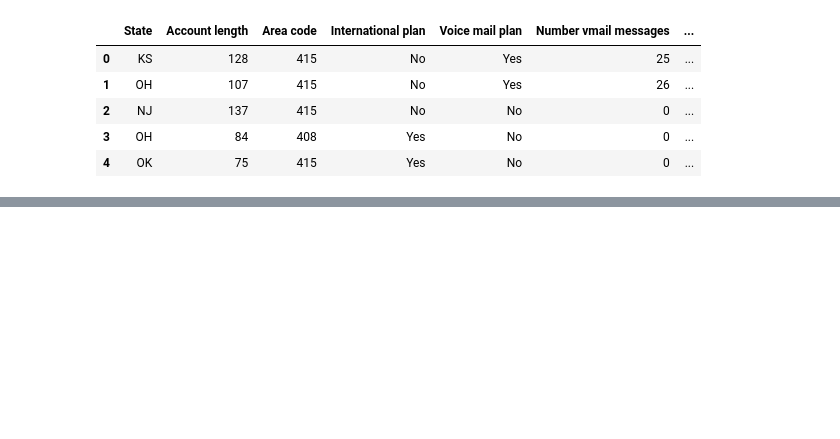
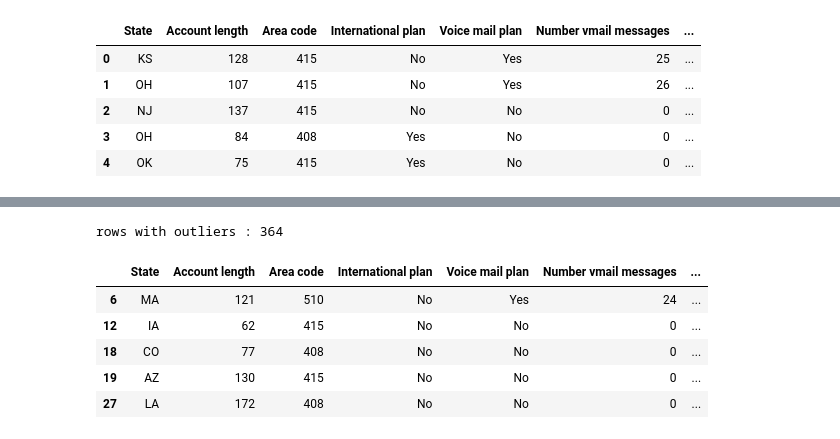
Before and after one commit to Reemsoliiman/customer-churn-prediction-analysis, a Jupyter notebook: notebooks/01_data_exploration.ipynb, the cells around one changed output, grey strips where cells are left out. Saved outputs shown, nothing was run; the diff lists cells and outputs as text; code cells hidden in the pictures; blank space fills up the shorter version.

Commit message:
data cleaned

```diff
--- a/notebooks/01_data_exploration.ipynb
+++ b/notebooks/01_data_exploration.ipynb
@@ -17,0 +84,31 @@ df.head()
+# %%
+numeric_cols = [
+    "Number vmail messages", "Total day minutes", "Total eve minutes",
+    "Total night minutes", "Total intl minutes", "Total intl calls",
+    "Customer service calls"
+]
+
+outliers_df = pd.DataFrame()
+
+for col in numeric_cols:
+    Q1 = df[col].quantile(0.25)
+    Q3 = df[col].quantile(0.75)
+    IQR = Q3 - Q1
+    lower_bound = Q1 - 1.5 * IQR
+    upper_bound = Q3 + 1.5 * IQR
+
+    mask = (df[col] < lower_bound) | (df[col] > upper_bound)
+    outliers_df[col] = mask
+
+rows_with_outliers = df[outliers_df.any(axis=1)]
+
+print(f"rows with outliers : {len(rows_with_outliers)}")
+rows_with_outliers.head()
+# %% [output]
+rows with outliers : 364
+|  | State | Account length | Area code | International plan | Voice mail plan | Number vmail messages | ... |
+| 6 | MA | 121 | 510 | No | Yes | 24 | ... |
+| 12 | IA | 62 | 415 | No | No | 0 | ... |
+| 18 | CO | 77 | 408 | No | No | 0 | ... |
+| 19 | AZ | 130 | 415 | No | No | 0 | ... |
+| 27 | LA | 172 | 408 | No | No | 0 | ... |
```
Also changed, not shown: parts of 9 cells of this notebook.
